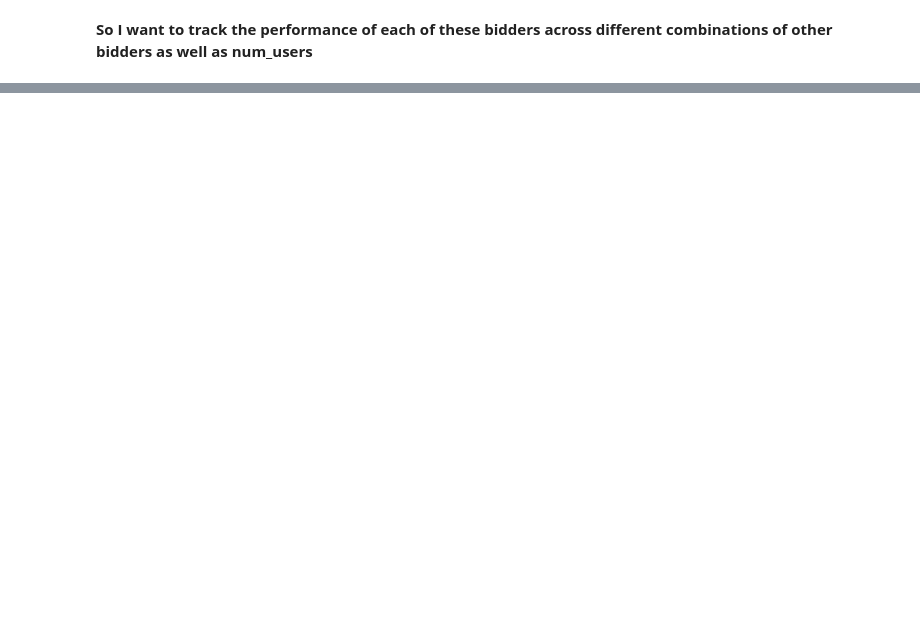
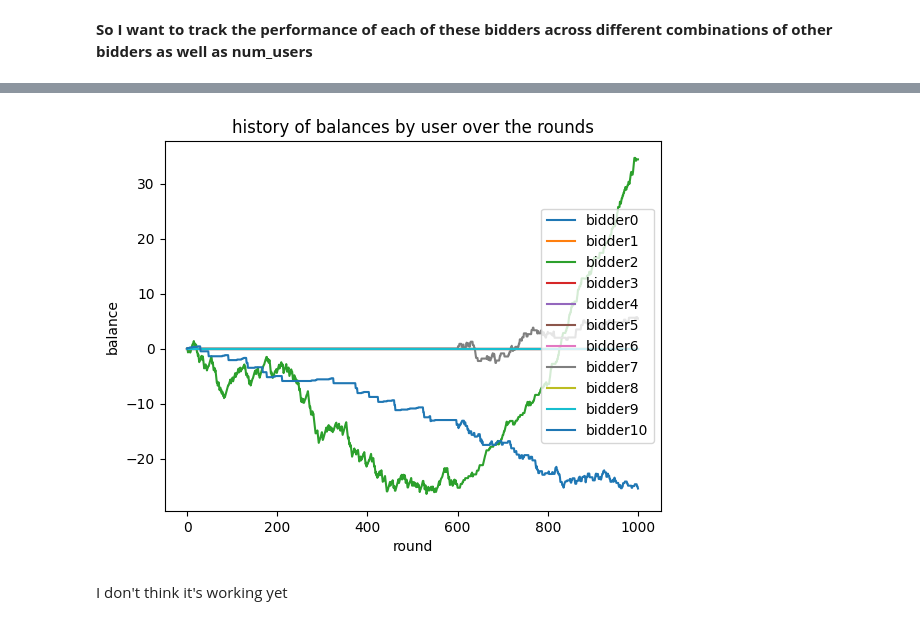
Before and after one commit to cbwright11/second-price-auction, a Jupyter notebook: Experiments.ipynb, the cells around one changed output, grey strips where cells are left out. Cells and saved outputs as stored; diff of their text form; code cells hidden in the pictures; blank space fills up the shorter version.

```diff
--- a/Experiments.ipynb
+++ b/Experiments.ipynb
@@ -125,0 +134,10 @@ df_bidders
+# %%
+users = [User() for i in range(10)]
+num_bidders = np.random.randint(5, 10)
+bidders_ids = np.random.choice(df_bidders.index, num_bidders)
+
+bidders = [Bidder(num_users=10, num_rounds=1000, bidder_type="zero")] + [Bidder(10, 1000, bidder_id = bidders_ids[i], bidder_type="smart", alpha=df_bidders.loc[bidders_ids[i]][1], aggressiveness=df_bidders.loc[bidders_ids[i]][2], under_cut=df_bidders.loc[bidders_ids[i]][3]) for i in range(num_bidders)] + [Bidder(num_users=10, num_rounds=1000, bidder_type="random")]
+
+auction = Auction(users, bidders, 127)
+
+run_experiment(auction)
@@ -125,0 +160,4 @@ df_bidders
+# %%
+auction.plot_history()
+# %% [output]
+[figure, added]
@@ -126,3 +194,5 @@ df_bidders
+# %% [markdown]
+I don't think it's working yet
 # %%
 import time
 
```
Also changed, not shown: parts of 9 cells of this notebook, 1 other file.
